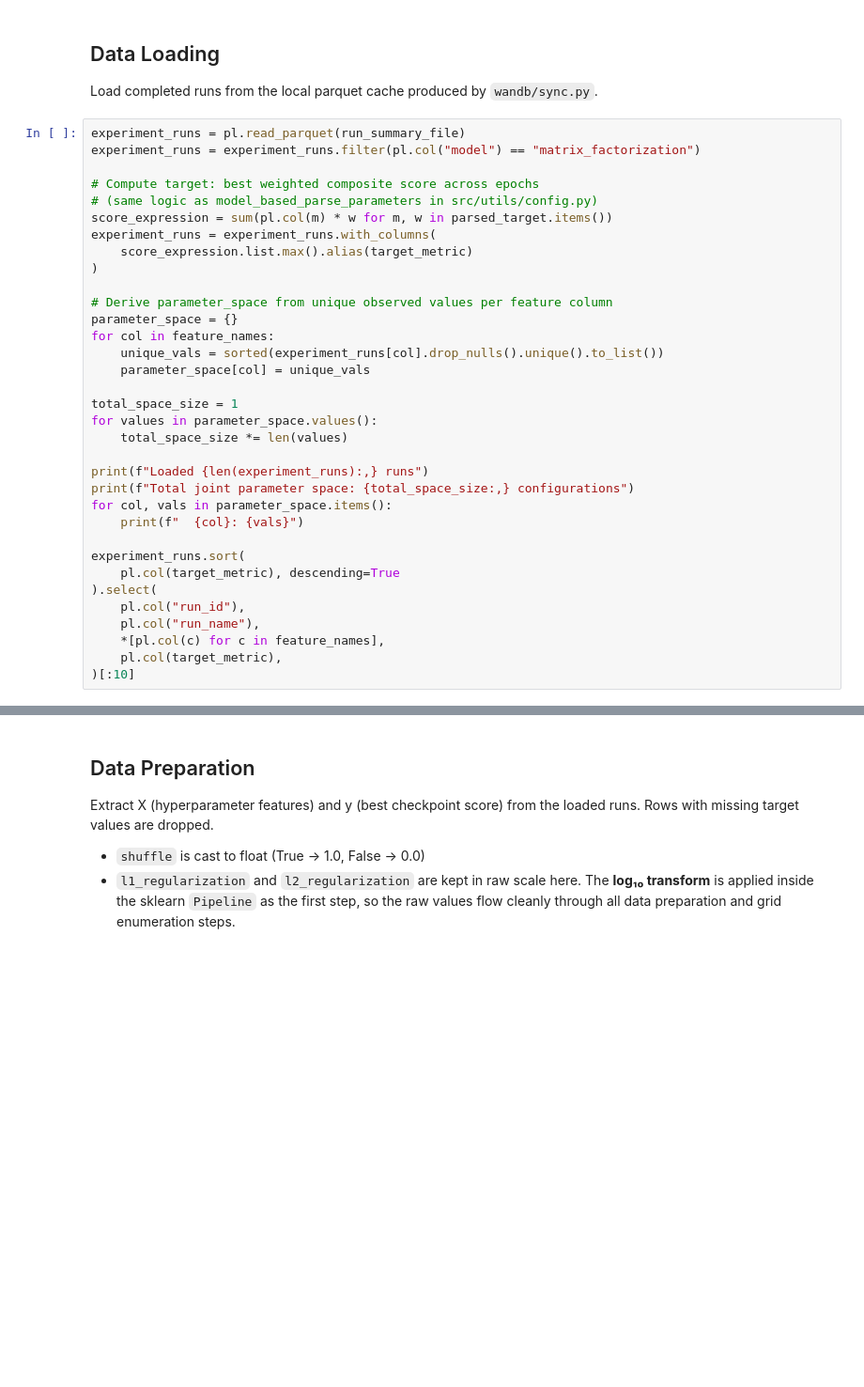
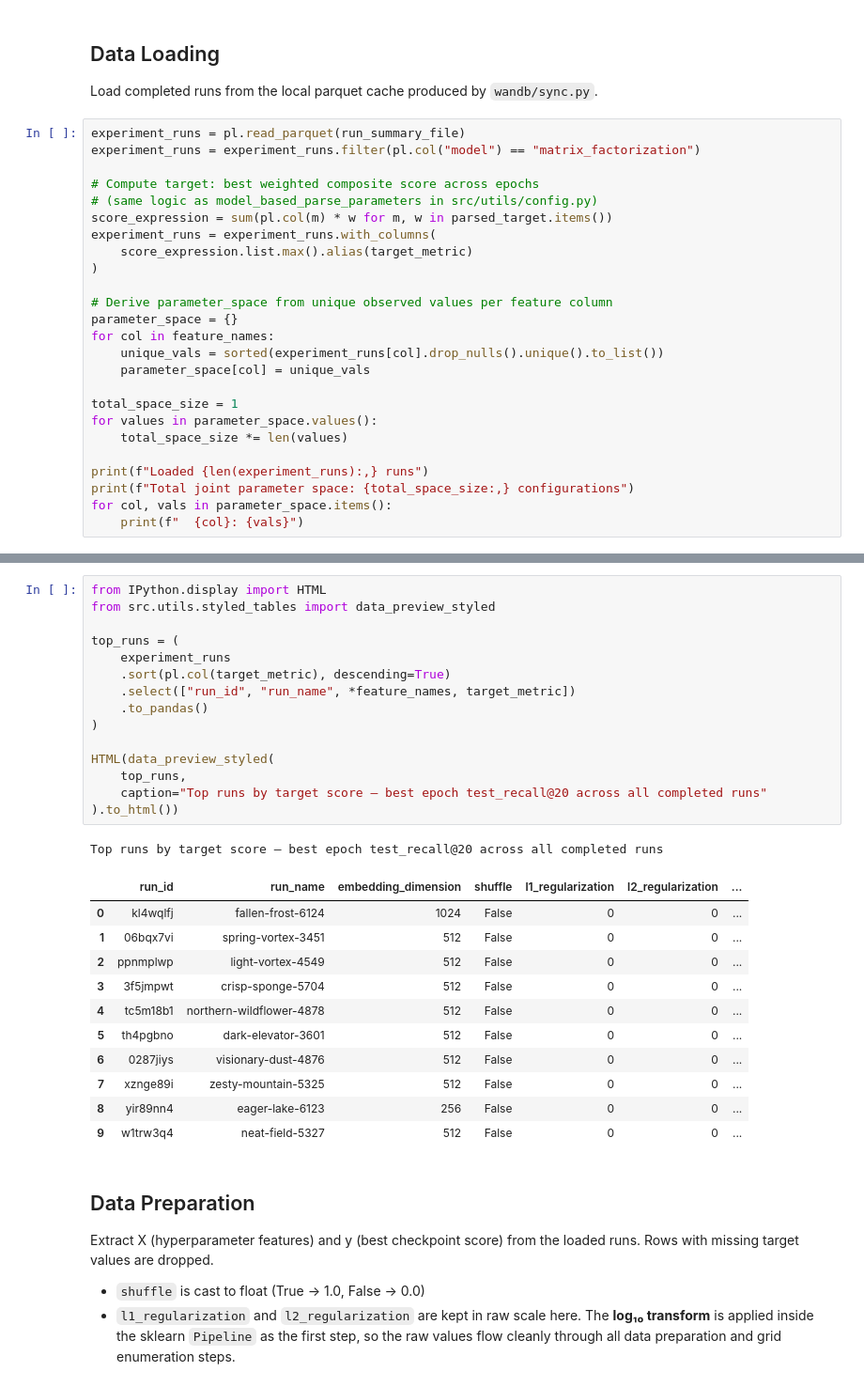
Before and after one commit to chaald/peppermint-matrix, a Jupyter notebook: notebooks/parameter_analysis/surrogate_model.ipynb, the cells around one changed output, grey strips where cells are left out. Shown at 94% size. Cells and saved outputs as stored; diff of their text form; blank space fills up the shorter version.

Commit message:
refactor: extract top_runs display to separate cell with styled table

```diff
--- a/notebooks/parameter_analysis/surrogate_model.ipynb
+++ b/notebooks/parameter_analysis/surrogate_model.ipynb
@@ -86,15 +86,6 @@ print(f"Loaded {len(experiment_runs):,} runs")
 print(f"Total joint parameter space: {total_space_size:,} configurations")
 for col, vals in parameter_space.items():
     print(f"  {col}: {vals}")
-
-experiment_runs.sort(
-    pl.col(target_metric), descending=True
-).select(
-    pl.col("run_id"),
-    pl.col("run_name"),
-    *[pl.col(c) for c in feature_names],
-    pl.col(target_metric),
-)[:10]
 # %% [output]
 Loaded 3,410 runs
 Total joint parameter space: 20,000 configurations
@@ -119,3 +97,31 @@ shape: (10, 8)
+# %%
+from IPython.display import HTML
+from src.utils.styled_tables import data_preview_styled
+
+top_runs = (
+    experiment_runs
+    .sort(pl.col(target_metric), descending=True)
+    .select(["run_id", "run_name", *feature_names, target_metric])
+    .to_pandas()
+)
+
+HTML(data_preview_styled(
+    top_runs,
+    caption="Top runs by target score — best epoch test_recall@20 across all completed runs"
+).to_html())
+# %% [output]
+Top runs by target score — best epoch test_recall@20 across all completed runs
+|  | run_id | run_name | embedding_dimension | shuffle | l1_regularization | l2_regularization | ... |
+| 0 | kl4wqlfj | fallen-frost-6124 | 1024 | False | 0 | 0 | ... |
+| 1 | 06bqx7vi | spring-vortex-3451 | 512 | False | 0 | 0 | ... |
+| 2 | ppnmplwp | light-vortex-4549 | 512 | False | 0 | 0 | ... |
+| 3 | 3f5jmpwt | crisp-sponge-5704 | 512 | False | 0 | 0 | ... |
+| 4 | tc5m18b1 | northern-wildflower-4878 | 512 | False | 0 | 0 | ... |
+| 5 | th4pgbno | dark-elevator-3601 | 512 | False | 0 | 0 | ... |
+| 6 | 0287jiys | visionary-dust-4876 | 512 | False | 0 | 0 | ... |
+| 7 | xznge89i | zesty-mountain-5325 | 512 | False | 0 | 0 | ... |
+| 8 | yir89nn4 | eager-lake-6123 | 256 | False | 0 | 0 | ... |
+| 9 | w1trw3q4 | neat-field-5327 | 512 | False | 0 | 0 | ... |
 # %% [markdown]
 ## Data Preparation
 
```
Also changed, not shown: parts of 3 cells of this notebook.
